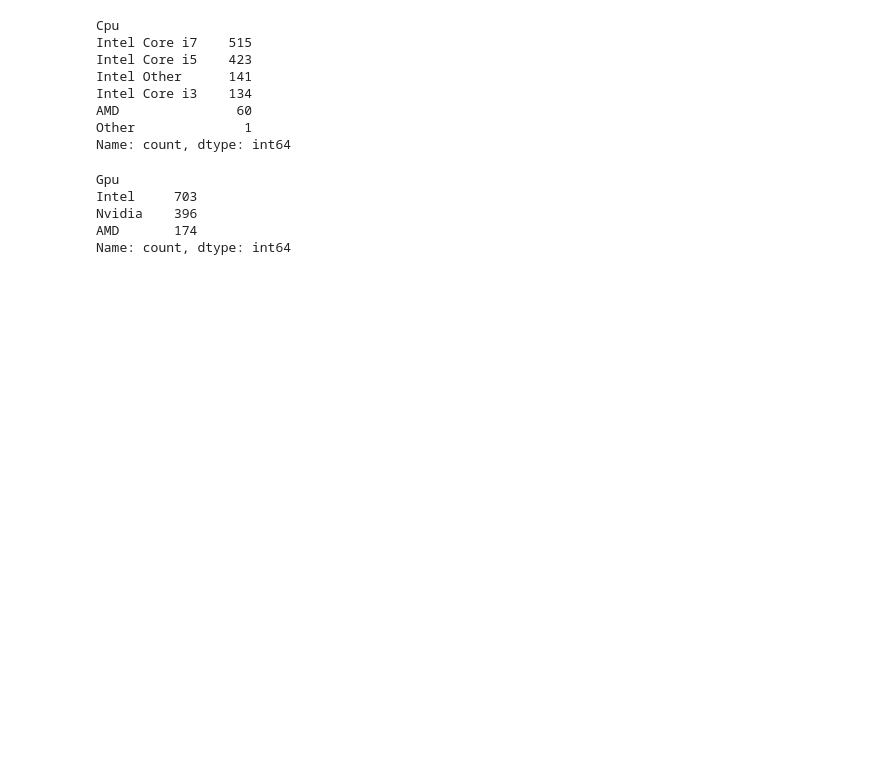
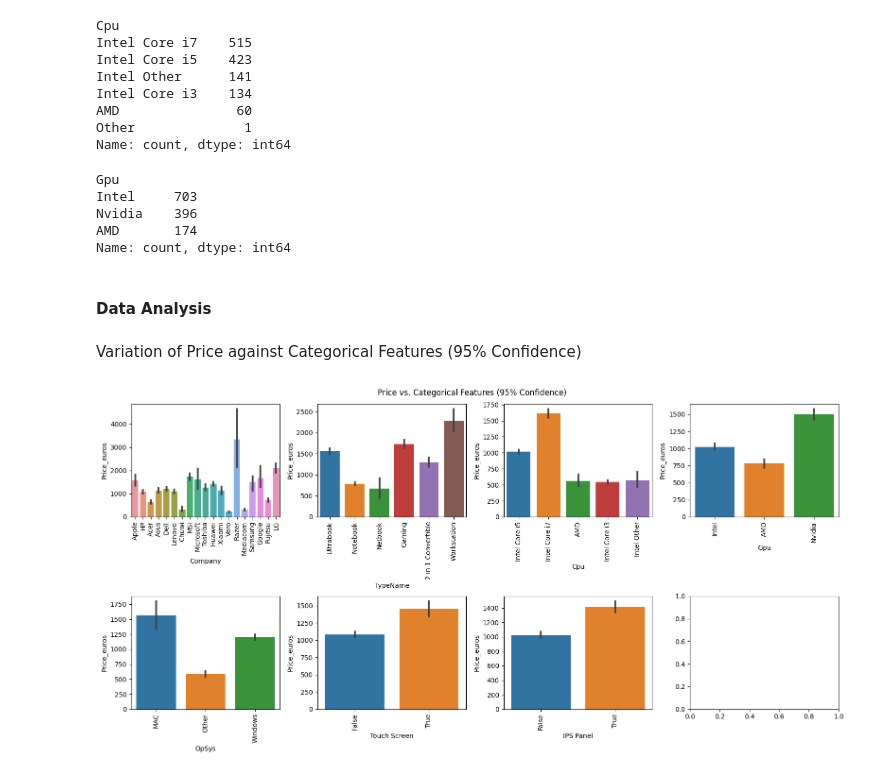
Before and after one commit to Pranav-Nagpure/Laptop-Price-Prediction-NB, a Jupyter notebook: Laptop Price Prediction.ipynb, the cells around one changed output. Drawn from its saved outputs; the diff is of its cells as text; code cells hidden in the pictures; blank space fills up the shorter version.

Commit message:
Add Analysis

```diff
--- a/Laptop Price Prediction.ipynb
+++ b/Laptop Price Prediction.ipynb
@@ -232,7 +248,7 @@ Other              1
 Name: count, dtype: int64
 # %%
 # Removing the only Sample with Other CPU
-data_df = data_df[data_df['Cpu'] != 'Other']
+data_df = data_df.drop(data_df[data_df['Cpu'] == 'Other'].index)
 # %%
 # Check Count for GPU
 data_df['Gpu'].value_counts()
@@ -242,3 +258,18 @@ Intel     703
 Nvidia    396
 AMD       174
 Name: count, dtype: int64
+# %% [markdown]
+#### Data Analysis
+# %% [markdown]
+Variation of Price against Categorical Features (95% Confidence)
+# %%
+fig, ax = plt.subplots(math.ceil(len(categorical_features)/4), 4, figsize=(16, 8))
+fig.suptitle('Price vs. Categorical Features (95% Confidence)')
+
+for i, feature in enumerate(categorical_features):
+    sns.barplot(data_df, x=feature, y='Price_euros', ax=ax[i//4][i % 4], palette=None)
+    ax[i//4][i % 4].tick_params(axis='x', labelrotation=90)
+
+fig.tight_layout()
+# %% [output]
+[figure, added]
```
Also changed, not shown: parts of 17 cells of this notebook.
